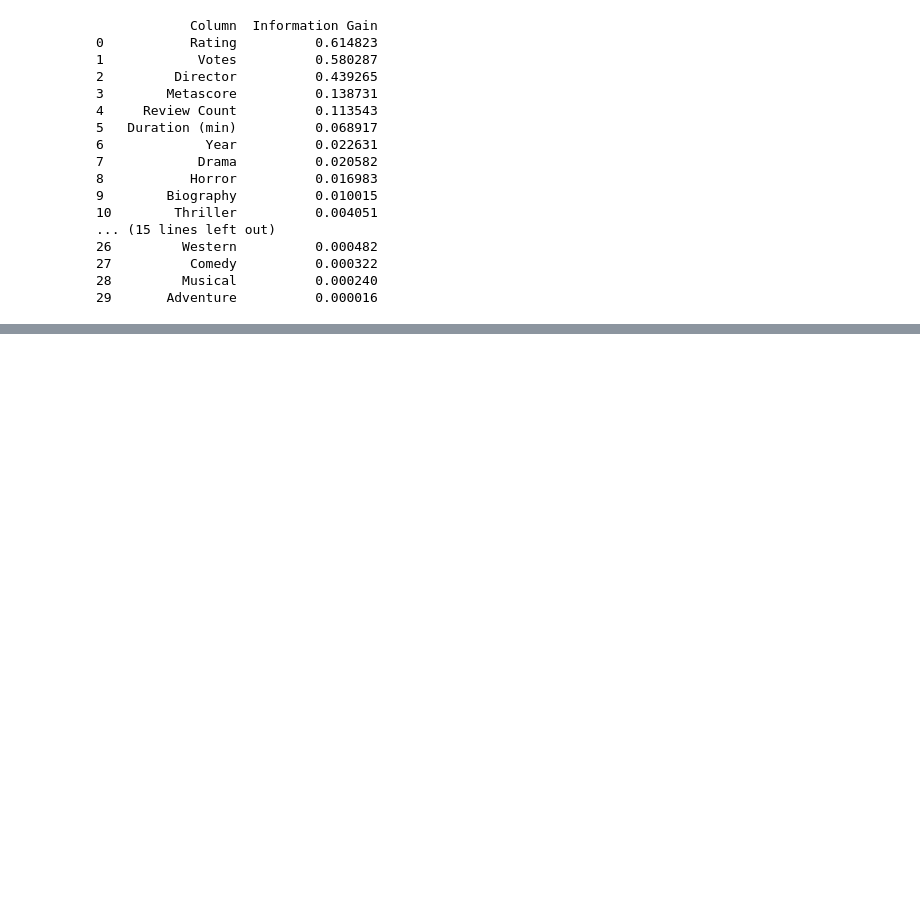
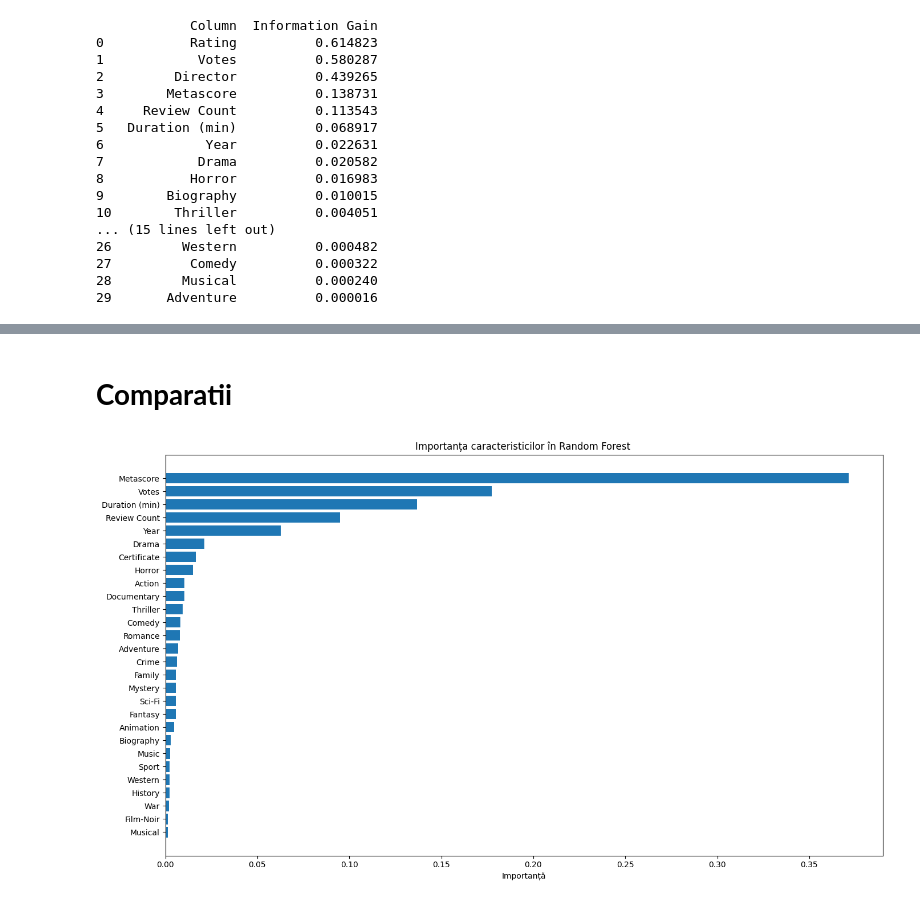
Before and after one commit to DenisBachmatchi12/imdb, a Jupyter notebook: imdb-movies.ipynb, the cells around one changed output, grey strips where cells are left out. Saved outputs shown, nothing was run; the diff lists cells and outputs as text; code cells hidden in the pictures; blank space fills up the shorter version.

```diff
--- a/imdb-movies.ipynb
+++ b/imdb-movies.ipynb
@@ -662,0 +510,25 @@ Please also refer to the documentation for alternative solver options:
+# %% [markdown]
+# **Comparatii**
+# %%
+rf_nh = RandomForestRegressor(random_state=42)
+rf_nh.fit(X_train, y_train)  # X_train fără HighlyRated a fost deja definit anterior
+
+importances_nh = rf_nh.feature_importances_
+feature_names_nh = X_train.columns
+
+# Organizăm într-un DataFrame pentru vizualizare
+importance_df_nh = pd.DataFrame({
+    'Feature': feature_names_nh,
+    'Importance': importances_nh
+}).sort_values(by='Importance', ascending=False)
+
+# Plot importanțele fără HighlyRated
+plt.figure(figsize=(14, 8))
+plt.barh(importance_df_nh['Feature'], importance_df_nh['Importance'])
+plt.xlabel('Importanță')
+plt.title('Importanța caracteristicilor în Random Forest ')
+plt.gca().invert_yaxis()
+plt.tight_layout()
+plt.show()
+# %% [output]
+[figure, added]
```
Also changed, not shown: parts of 23 cells of this notebook, 1 other file.
